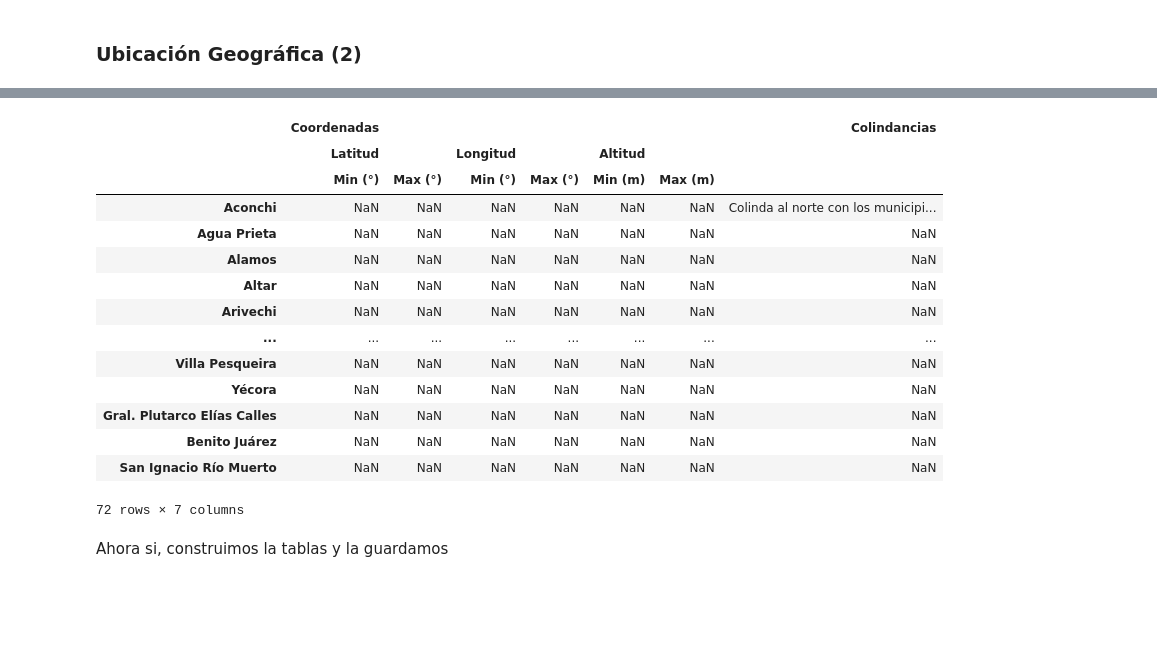
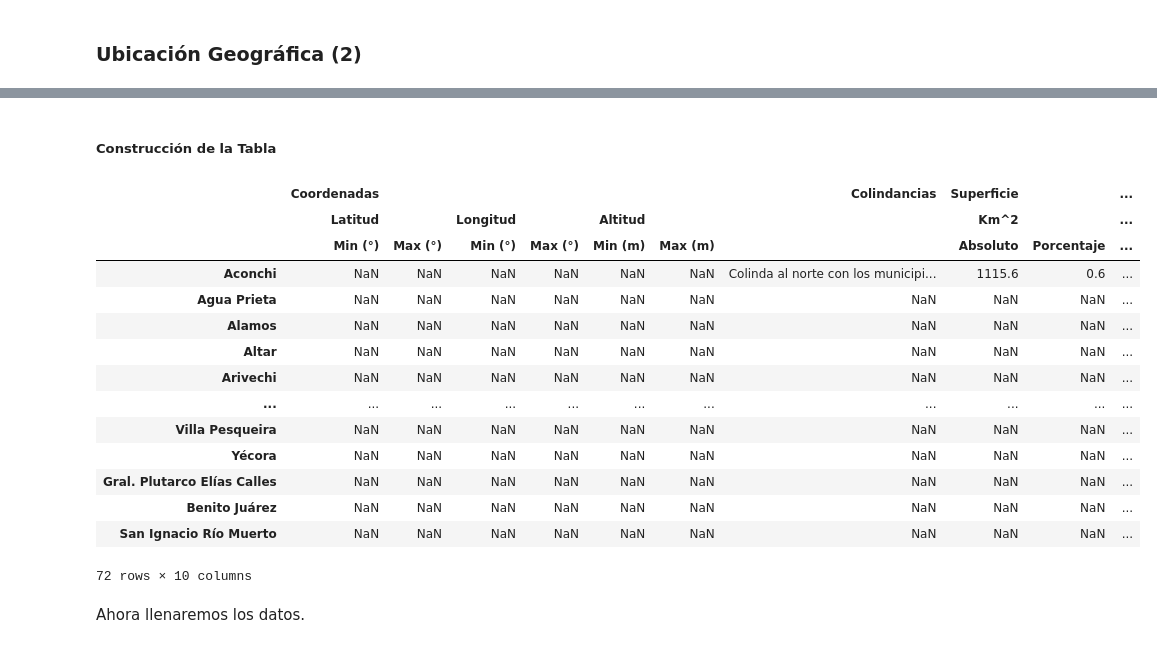
Before and after one commit to Dust1920/SIM26, a Jupyter notebook: tidy/sim.ipynb, the cells around one changed output, grey strips where cells are left out. Saved outputs shown, nothing was run; the diff lists cells and outputs as text; code cells hidden in the pictures; blank space fills up the shorter version.

```diff
--- a/tidy/sim.ipynb
+++ b/tidy/sim.ipynb
@@ -20,0 +14,8 @@ sonora = {municipio: indicators_tables.indicators_tables(Sonora, municipio) for
+# %%
+import indicators_tables as format_code
+sonora = {municipio: format_code.indicators_tables(Sonora, municipio) for municipio in Municipios}
+
+
+def save_df(df: pd.DataFrame, filename: str):
+    save_path = "..\\tidy_data\\"
+    df.to_excel(save_path + filename)
@@ -96,0 +144,7 @@ En este caso, vamos a separar la tabla en dos partes. La parte geográfica (Coor
+# %%
+df = sonora['San Miguel de Horcasitas'][2].copy()
+df.set_index('Unnamed: 1',inplace=True)
+df = df.replace({'nan': pd.NA}).dropna(axis = 1, how  = 'all').drop(columns = 'NA')
+df.columns = df.iloc[0,:]
+df = df.drop(index = ['Ubicación geográfica','Fuente: INEGI.'])
+df
@@ -97,28 +159,35 @@ En este caso, vamos a separar la tabla en dos partes. La parte geográfica (Coor
+# %% [markdown]
+##### Construcción de la Tabla
 # %%
-geo_df = df.loc[['Coordenadas','Altitud','Colindancias'],:]
+column_two = ['Coordenadas', 'Coordenadas', 'Coordenadas', 'Coordenadas', 'Coordenadas', 'Coordenadas',
+               'Colindancias', 'Superficie', 'Superficie', 'Densidad de Poblacion']
+subcolumn_two = ['Latitud', 'Latitud', 'Longitud', 'Longitud', 'Altitud', 'Altitud',
+                 '','Km^2','', 'Hab/Km^2']
+subsubcolumn_two = ['Min (°)', 'Max (°)','Min (°)', 'Max (°)','Min (m)', 'Max (m)',
+                    '','Absoluto', 'Porcentaje','Absoluto']
+cols = pd.MultiIndex.from_arrays([column_two, subcolumn_two, subsubcolumn_two])
+geo_son = pd.DataFrame(columns=cols, index = Municipios)
 
-geo_zero = ['Coordenadas', 'Coordenadas', 'Coordenadas', 'Coordenadas', 'Coordenadas', 'Coordenadas', 'Colindancias']
-geo_one = ['Latitud', 'Latitud', 'Longitud', 'Longitud', 'Altitud', 'Altitud', '']
-geo_two = ['Min (°)', 'Max (°)', 'Min (°)', 'Max (°)', 'Min (m)', 'Max (m)', '']
-cols = pd.MultiIndex.from_arrays([geo_zero, geo_one, geo_two])
-geo_son = pd.DataFrame(columns=cols, index = Municipios)
 geo_son.iloc[0, 6] = df.loc['Colindancias','Absoluto']
+geo_son.iloc[0, 7] = df.loc['Superficie (Km2)','Absoluto']
+geo_son.iloc[0, 8] = df.loc['Superficie (Km2)','Porcentaje']
+geo_son.iloc[0, 9] = df.loc['Densidad de población (habitantes/km2)','Absoluto']
 geo_son
 # %% [output]
-|  | Coordenadas |  |  |  |  |  | Colindancias |
-|  | Latitud |  | Longitud |  | Altitud |  |  |
-|  | Min (°) | Max (°) | Min (°) | Max (°) | Min (m) | Max (m) |  |
-| Aconchi | NaN | NaN | NaN | NaN | NaN | NaN | Colinda al norte con los municipi... |
-| Agua Prieta | NaN | NaN | NaN | NaN | NaN | NaN | NaN |
-| Alamos | NaN | NaN | NaN | NaN | NaN | NaN | NaN |
-| Altar | NaN | NaN | NaN | NaN | NaN | NaN | NaN |
-| Arivechi | NaN | NaN | NaN | NaN | NaN | NaN | NaN |
-| ... | ... | ... | ... | ... | ... | ... | ... |
-| Villa Pesqueira | NaN | NaN | NaN | NaN | NaN | NaN | NaN |
-| Yécora | NaN | NaN | NaN | NaN | NaN | NaN | NaN |
-| Gral. Plutarco Elías Calles | NaN | NaN | NaN | NaN | NaN | NaN | NaN |
-| Benito Juárez | NaN | NaN | NaN | NaN | NaN | NaN | NaN |
-| San Ignacio Río Muerto | NaN | NaN | NaN | NaN | NaN | NaN | NaN |
+|  | Coordenadas |  |  |  |  |  | Colindancias | Superficie |  | ... |
+|  | Latitud |  | Longitud |  | Altitud |  |  | Km^2 |  | ... |
+|  | Min (°) | Max (°) | Min (°) | Max (°) | Min (m) | Max (m) |  | Absoluto | Porcentaje | ... |
+| Aconchi | NaN | NaN | NaN | NaN | NaN | NaN | Colinda al norte con los municipi... | 1115.6 | 0.6 | ... |
+| Agua Prieta | NaN | NaN | NaN | NaN | NaN | NaN | NaN | NaN | NaN | ... |
+| Alamos | NaN | NaN | NaN | NaN | NaN | NaN | NaN | NaN | NaN | ... |
+| Altar | NaN | NaN | NaN | NaN | NaN | NaN | NaN | NaN | NaN | ... |
+| Arivechi | NaN | NaN | NaN | NaN | NaN | NaN | NaN | NaN | NaN | ... |
+| ... | ... | ... | ... | ... | ... | ... | ... | ... | ... | ... |
+| Villa Pesqueira | NaN | NaN | NaN | NaN | NaN | NaN | NaN | NaN | NaN | ... |
+| Yécora | NaN | NaN | NaN | NaN | NaN | NaN | NaN | NaN | NaN | ... |
+| Gral. Plutarco Elías Calles | NaN | NaN | NaN | NaN | NaN | NaN | NaN | NaN | NaN | ... |
+| Benito Juárez | NaN | NaN | NaN | NaN | NaN | NaN | NaN | NaN | NaN | ... |
+| San Ignacio Río Muerto | NaN | NaN | NaN | NaN | NaN | NaN | NaN | NaN | NaN | ... |
-72 rows × 7 columns
+72 rows × 10 columns
-# %% [markdown]
-Ahora si, construimos la tablas y la guardamos
+# %% [markdown]
+Ahora llenaremos los datos.
```
Also changed, not shown: parts of 147 cells of this notebook.
